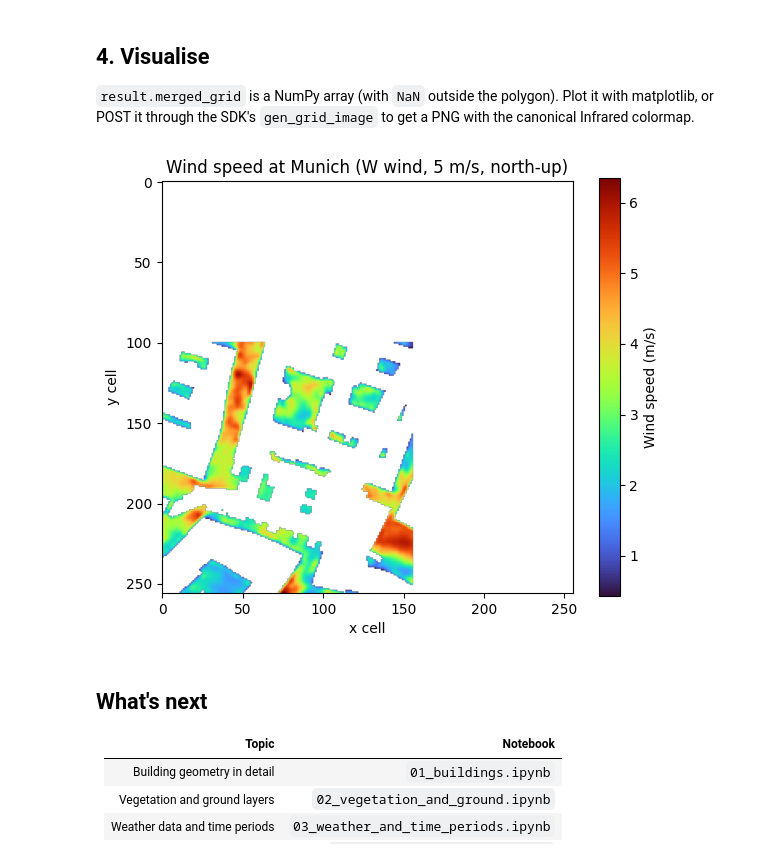
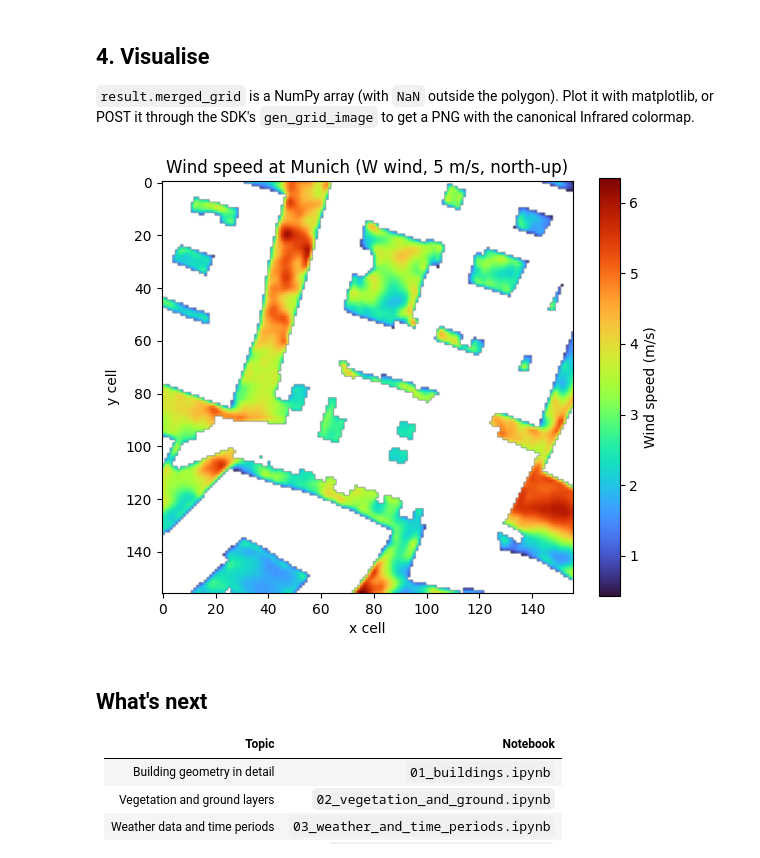
Before and after one commit to Infrared-city/infrared-skills, a Jupyter notebook: cookbook/notebooks/00_quickstart.ipynb, the cells around one changed output. Saved outputs shown, nothing was run; the diff lists cells and outputs as text; code cells hidden in the pictures.

```diff
--- a/cookbook/notebooks/00_quickstart.ipynb
+++ b/cookbook/notebooks/00_quickstart.ipynb
@@ -73,19 +79,27 @@ to get a PNG with the canonical Infrared colormap.
 # %%
 import numpy as np
 import matplotlib.pyplot as plt
 
-# SDK convention: row 0 = south. Matplotlib's imshow places row 0 at the top
-# of the image, so flip vertically for north-up.
+# The polygon only fills part of the 512 m tile, so most of the merged grid
+# is NaN. Crop to the bbox of non-NaN cells before plotting.
+grid = result.merged_grid
+ys, xs = np.where(~np.isnan(grid))
+y0, y1 = ys.min(), ys.max() + 1
+x0, x1 = xs.min(), xs.max() + 1
+cropped = grid[y0:y1, x0:x1]
+
+# SDK convention: row 0 = south. Matplotlib's imshow places row 0 at the top,
+# so flip vertically for north-up.
 plt.figure(figsize=(6, 5))
-plt.imshow(np.flipud(result.merged_grid), cmap="turbo",
+plt.imshow(np.flipud(cropped), cmap="turbo",
            vmin=result.min_legend, vmax=result.max_legend)
 plt.colorbar(label="Wind speed (m/s)")
 plt.title(f"Wind speed at {city.name} (W wind, 5 m/s, north-up)")
 plt.xlabel("x cell"); plt.ylabel("y cell")
 plt.tight_layout()
 plt.show()
 # %% [output]
-[figure, old version]
+[figure, new version]
 # %% [markdown]
 ## What's next
 
```
Also changed, not shown: parts of 2 cells of this notebook, 10 other files.
